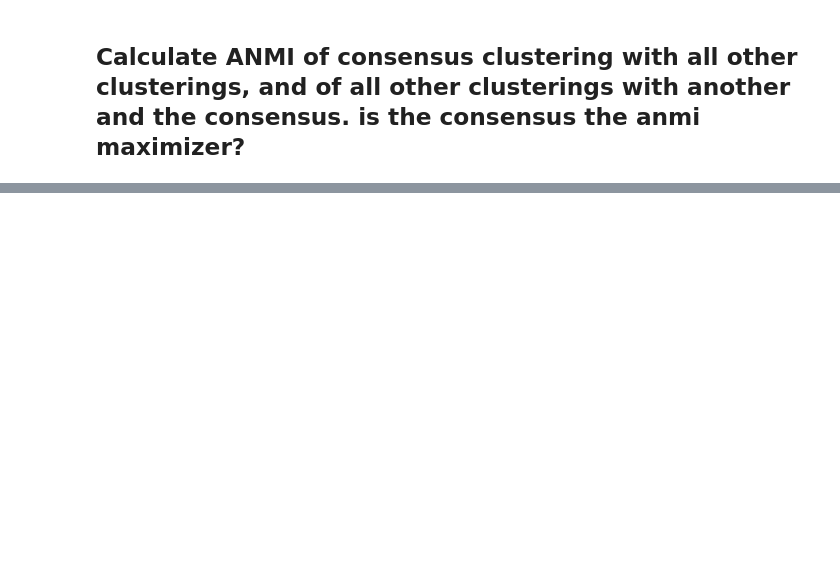
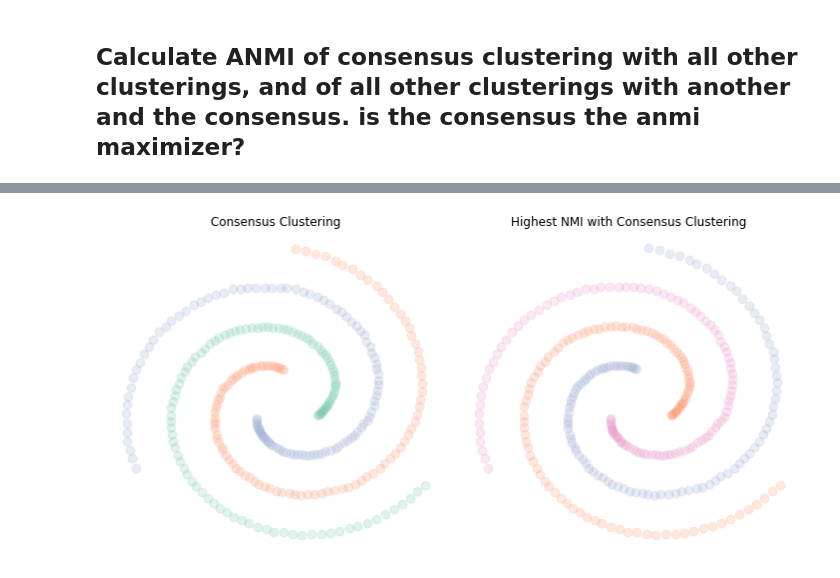
Before and after one commit to clustertoolsgroup/consensus_clustering, a Jupyter notebook: Results_algorithm_search.ipynb, the cells around one changed output, grey strips where cells are left out. Saved outputs shown, nothing was run; the diff lists cells and outputs as text; code cells hidden in the pictures; blank space fills up the shorter version.

```diff
--- a/Results_algorithm_search.ipynb
+++ b/Results_algorithm_search.ipynb
@@ -198,0 +197,10 @@ entry of anmi maximum:  7  and the anmi of that clustering with the rest:  0.548
+# %%
+#highest NMI with consensus
+best=np.argmax(nmi_arr)
+
+obj=clusterings[best]
+labels_alg_search=consensus_obj._noise_to_zero(obj).cluster_labels
+
+plot_synth_cons_par(data,consensus_obj.cluster_labels.astype(int),labels_alg_search,figsize = (10,5),savetitle = 'img/spiral_consensus.pdf')
+# %% [output]
+[figure, added]
```
Also changed, not shown: parts of 10 cells of this notebook, 9 other files.
